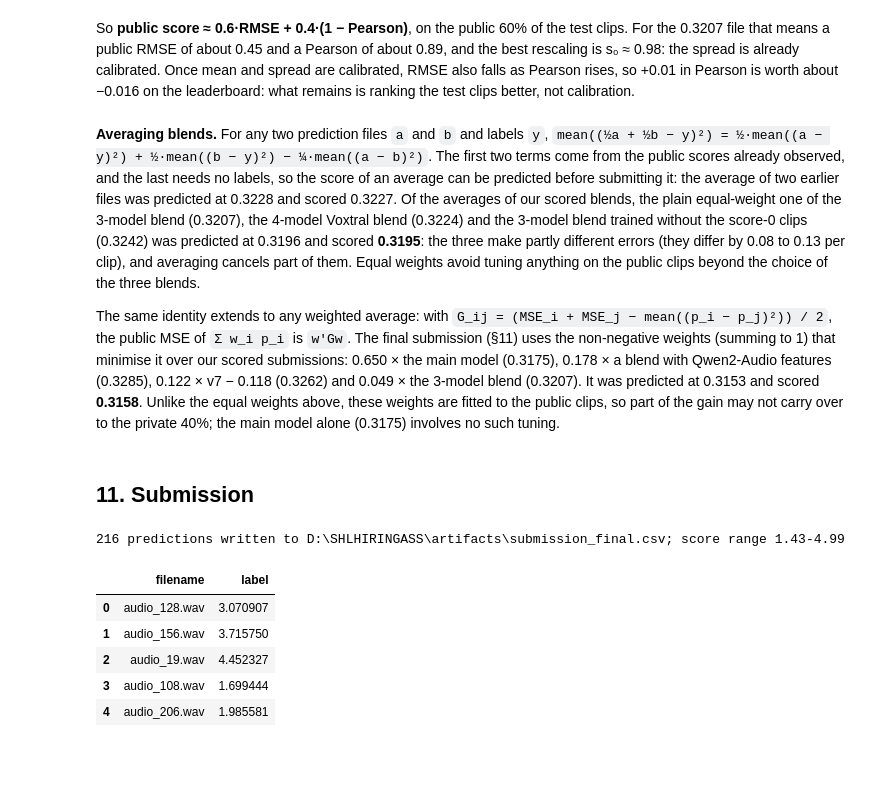
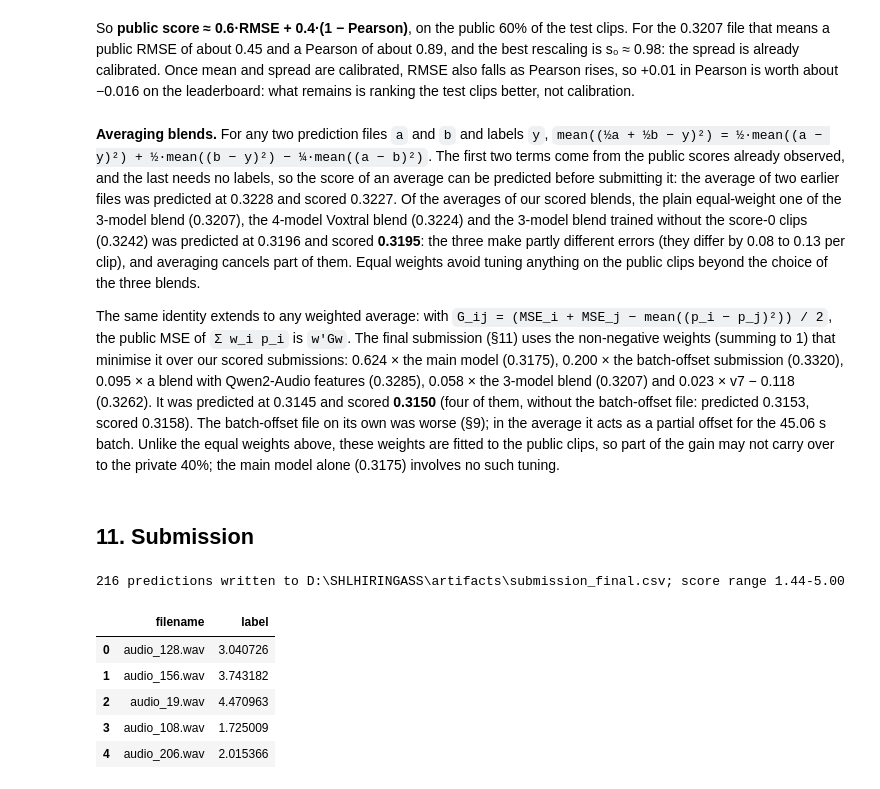
Before and after one commit to Techy-A/shl-grammar-scoring, a Jupyter notebook: notebook/shl_grammar_scoring.ipynb, the cells around one changed output. Cells and saved outputs as stored; diff of their text form; code cells hidden in the pictures; blank space fills up the shorter version.

```diff
--- a/notebook/shl_grammar_scoring.ipynb
+++ b/notebook/shl_grammar_scoring.ipynb
@@ -709,51 +713,54 @@ clips beyond the choice of the three blends.
 
 The same identity extends to any weighted average: with `G_ij = (MSE_i + MSE_j − mean((p_i − p_j)²)) / 2`, the public
 MSE of `Σ w_i p_i` is `w'Gw`. The final submission (§11) uses the non-negative weights (summing to 1) that minimise it
-over our scored submissions: 0.650 × the main model (0.3175), 0.178 × a blend with Qwen2-Audio features (0.3285),
-0.122 × v7 − 0.118 (0.3262) and 0.049 × the 3-model blend (0.3207). It was predicted at 0.3153 and scored **0.3158**.
+over our scored submissions: 0.624 × the main model (0.3175), 0.200 × the batch-offset submission (0.3320), 0.095 × a
+blend with Qwen2-Audio features (0.3285), 0.058 × the 3-model blend (0.3207) and 0.023 × v7 − 0.118 (0.3262). It was
+predicted at 0.3145 and scored **0.3150** (four of them, without the batch-offset file: predicted 0.3153, scored 0.3158).
+The batch-offset file on its own was worse (§9); in the average it acts as a partial offset for the 45.06 s batch.
 Unlike the equal weights above, these weights are fitted to the public clips, so part of the gain may not carry over
 to the private 40%; the main model alone (0.3175) involves no such tuning.
 # %% [markdown]
 ## 11. Submission
 # %%
 # The same corrections for every blend (§10). The equal-weight average of the three blends is the main model (public
-# 0.3175); the submission is a weighted average of it and three earlier submissions (weights from §10, public 0.3158).
+# 0.3175); the submission is a weighted average of it and four earlier submissions (weights from §10, public 0.3150).
 TARGET_MEAN = 3.228668   # test mean of v7 minus its measured test-set bias of 0.118 (§10)
 FULL_STRETCH = 1.15      # spread correction for full-length test clips (> 55 s), measured with probes (§10)
 full = test.set_index("filename").duration > 55
 
 
 def corrected(path):
     s = pd.read_csv(path).set_index("filename").label   # a blend from 08_blend.py
     assert len(s) == len(test) and set(s.index) == set(test.filename)
     s = s + (TARGET_MEAN - s.mean())
     m, f = s.mean(), full.reindex(s.index).values
     s[f] = m + FULL_STRETCH * (s[f] - m)
     return s.clip(0, 5)
 
 
 def earlier(f):   # an earlier submission: submissions/ of the repo, or the attached Kaggle dataset
     hits = glob.glob(f"/kaggle/input/**/{f}", recursive=True) if ON_KAGGLE else [str(Path("..") / "submissions" / f)]
     return pd.read_csv(hits[0]).set_index("filename").label
 
 
 main = sum(corrected(ART / f"raw_{tag(b)}.csv") for b in BLENDS) / len(BLENDS)   # public 0.3175
 idx = main.index
-final = (0.650018 * main
-         + 0.178291 * earlier("cand_qwen3.csv").reindex(idx)            # a blend with Qwen2-Audio features, 0.3285
-         + 0.122229 * earlier("11_blend_v7_biasfix.csv").reindex(idx)   # v7 - 0.118, 0.3262
-         + 0.049462 * corrected(ART / "raw_plain_3_models.csv").reindex(idx))   # the 3-model blend, 0.3207
+final = (0.623936 * main
+         + 0.200274 * earlier("13_batch_offset.csv").reindex(idx)       # v7 with an offset for the 45.06 s batch, 0.3320
+         + 0.094925 * earlier("cand_qwen3.csv").reindex(idx)            # a blend with Qwen2-Audio features, 0.3285
+         + 0.057554 * corrected(ART / "raw_plain_3_models.csv").reindex(idx)   # the 3-model blend, 0.3207
+         + 0.023311 * earlier("11_blend_v7_biasfix.csv").reindex(idx))  # v7 - 0.118, 0.3262
 sub = final.rename("label").rename_axis("filename").reset_index()
 assert sub.label.notna().all() and sub.label.between(0, 5).all()
 out = Path("/kaggle/working/submission.csv") if ON_KAGGLE else ART / "submission_final.csv"
 sub.to_csv(out, index=False)
 print(f"{len(sub)} predictions written to {out}; score range {sub.label.min():.2f}-{sub.label.max():.2f}")
 sub.head()
 # %% [output]
-216 predictions written to D:\SHLHIRINGASS\artifacts\submission_final.csv; score range 1.43-4.99
+216 predictions written to D:\SHLHIRINGASS\artifacts\submission_final.csv; score range 1.44-5.00
 |  | filename | label |
-| 0 | audio_128.wav | 3.070907 |
-| 1 | audio_156.wav | 3.715750 |
-| 2 | audio_19.wav | 4.452327 |
-| 3 | audio_108.wav | 1.699444 |
-| 4 | audio_206.wav | 1.985581 |
+| 0 | audio_128.wav | 3.040726 |
+| 1 | audio_156.wav | 3.743182 |
+| 2 | audio_19.wav | 4.470963 |
+| 3 | audio_108.wav | 1.725009 |
+| 4 | audio_206.wav | 2.015366 |
```
Also changed, not shown: parts of 3 cells of this notebook, 3 other files.
